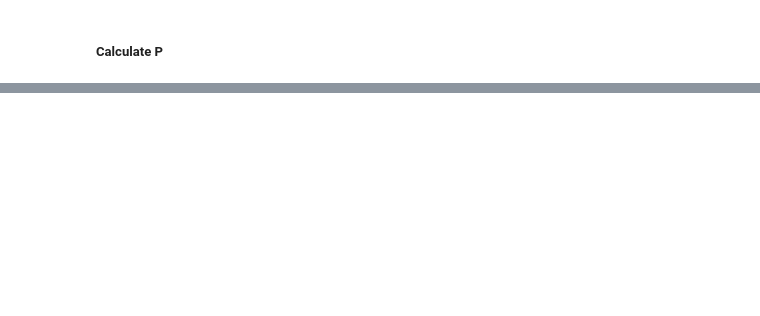
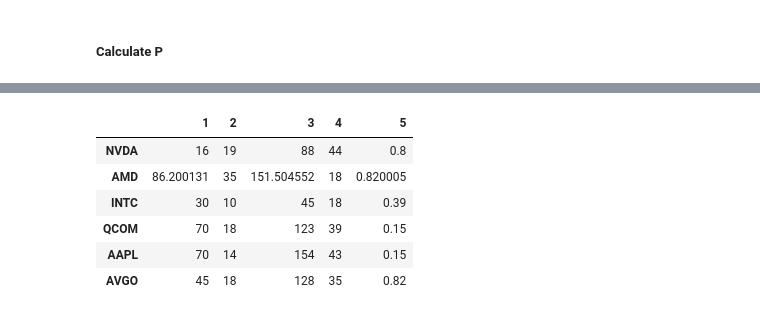
Before and after one commit to yfeng445/ENCP-6000, a Jupyter notebook: Amst/Asmt 1 - Presentation/Merged_Analysis.ipynb, the cells around one changed output, grey strips where cells are left out. Cells and saved outputs as stored; diff of their text form; code cells hidden in the pictures; blank space fills up the shorter version.

```diff
--- a/Amst/Asmt 1 - Presentation/Merged_Analysis.ipynb
+++ b/Amst/Asmt 1 - Presentation/Merged_Analysis.ipynb
@@ -283,23 +242,25 @@ def optimize_parameters(parameters, save_path, step=5):
     sigma1, sigma2 =  parameters[2], parameters[4]
 
     if sigma2>sigma1:
-        sigma1_range = [i for i in range(sigma1-step, sigma1+step)]
-        sigma2_range = [i for i in range(int(np.floor(sigma2-step*2)), sigma2+step*2)]
+        sigma1_range = np.arange(sigma1-step, sigma1+step, 1)
+        sigma2_range = np.arange(int(np.floor(sigma2-step*2)), sigma2+step*2, 1)
 
     else:
-        sigma2_range = [i for i in range(sigma2-step, sigma2+step)]
-        sigma1_range = [i for i in range(int(np.floor(sigma1-step*2)), sigma1+step*2)]
+        sigma2_range = np.arange(sigma1-step, sigma1+step, 1)
+        sigma1_range = np.arange(int(np.floor(sigma2-step*2)), sigma2+step*2, 1)
 
     for i in tqdm(sigma1_range):
         for j in sigma2_range:
+            current_parameters = parameters.copy()
             parameters[2] = i
             parameters[4] = j
-            simulation_image(parameters, save_path)
+            #simulation_image(parameters, save_path)
 
-            overlapArea = calculateOverlap(parameters)
+            overlapArea = calculateOverlap(current_parameters)
 
-            if bestArea <= overlapArea:
-                bestParam = parameters
+            if bestArea < overlapArea:
+                bestArea = overlapArea
+                bestParam = current_parameters
     return bestParam
 # %% [markdown]
 ##### Get mu_1, mu_2
@@ -362,0 +344,23 @@ NameError: name 'scipy' is not defined
+# %%
+nvdiaP = [close_data['NVDA'], 16, 13, 88, 35, 0.8]
+amdP = [close_data['AMD'], 86.20013076, 25, 151.50455195, 24, 0.8200047346930525]
+intcP = [close_data['INTC'], 30, 4, 45, 7, 0.39]
+qcomP = [close_data['QCOM'], 70, 15, 123, 27, 0.15]
+aaplP = [close_data['AAPL'], 70, 19, 154, 34,0.15]
+avgoP = [close_data['AVGO'], 45, 19, 128, 34, 0.82]
+
+initialParams = dict(zip(stock_symbols, [nvdiaP, amdP, intcP, qcomP, aaplP, avgoP]))
+bestParam = {}
+for company, params in initialParams.items():
+    best_param = optimize_parameters(params, company, step=7)
+    bestParam[company] = best_param
+# %%
+pd.DataFrame(bestParam).drop(index=0).T
+# %% [output]
+|  | 1 | 2 | 3 | 4 | 5 |
+| NVDA | 16 | 19 | 88 | 44 | 0.8 |
+| AMD | 86.200131 | 35 | 151.504552 | 18 | 0.820005 |
+| INTC | 30 | 10 | 45 | 18 | 0.39 |
+| QCOM | 70 | 18 | 123 | 39 | 0.15 |
+| AAPL | 70 | 14 | 154 | 43 | 0.15 |
+| AVGO | 45 | 18 | 128 | 35 | 0.82 |
```
Also changed, not shown: parts of 12 cells of this notebook.
